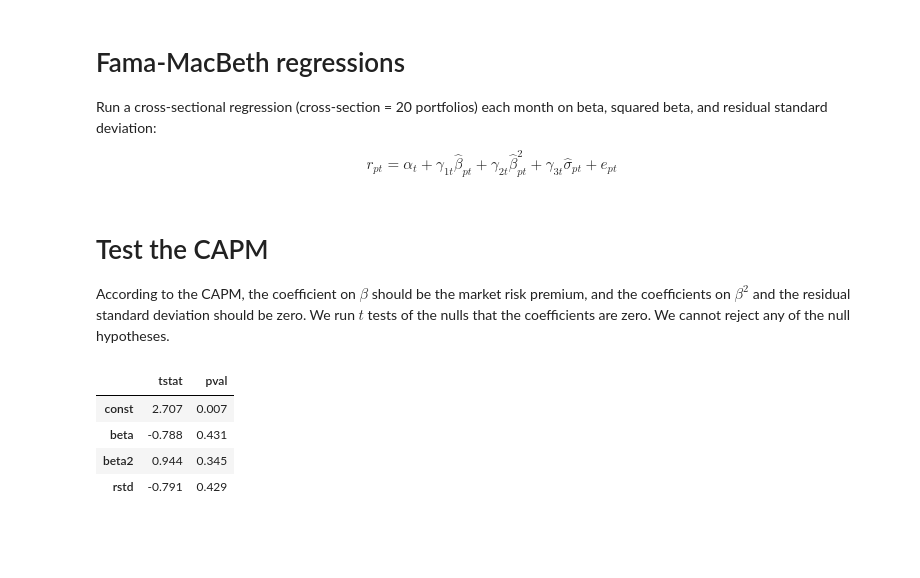
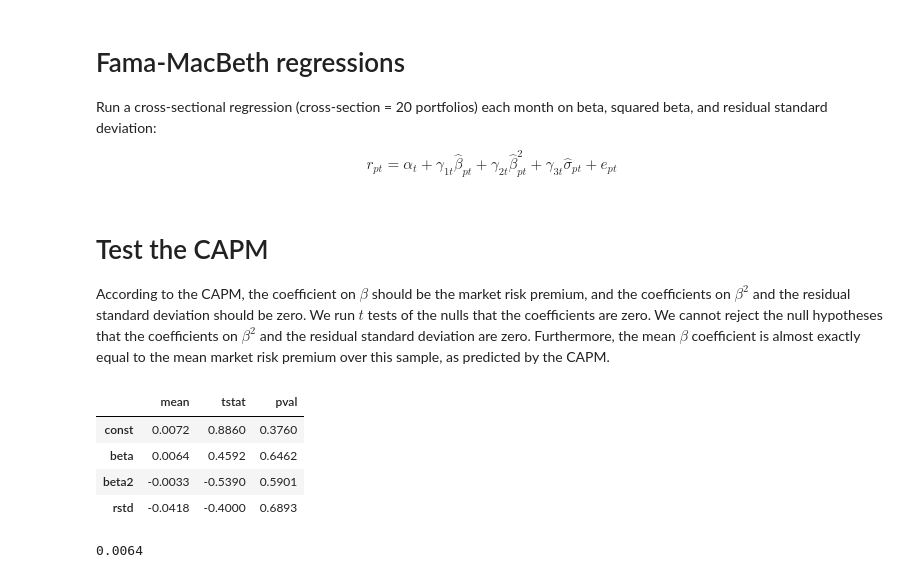
Before and after one commit to kerryback/ClassicTests, a Jupyter notebook: 3_Fama_MacBeth.ipynb, the cells around one changed output. Drawn from its saved outputs; the diff is of its cells as text; code cells hidden in the pictures; blank space fills up the shorter version.

```diff
--- a/3_Fama_MacBeth.ipynb
+++ b/3_Fama_MacBeth.ipynb
@@ -47,15 +50,15 @@ Mounted at /content/drive
 # Sort into 20 portfolios each month and compute value-weighted returns
 # %%
 df['group'] = df.groupby('date').beta.apply(lambda x: pd.qcut(x,20,labels=range(1,21)))
-rets = df.groupby(['date','group']).apply(lambda d: (d.me*d.ret).sum() / d.me.sum())
-rets = pd.DataFrame(rets).reset_index()
-rets.columns = ['date','group','ret']
+df2 = df.groupby(['date','group']).apply(lambda d: (d.me*d.ret).sum() / d.me.sum())
+df2 = pd.DataFrame(df2).reset_index()
+df2.columns = ['date','group','ret']
 df = df.drop(columns=['group'])
 # %% [markdown]
 # Merge market excess return and risk-free rate
 # %%
 ff = pdr('F-F_Research_Data_Factors','famafrench',start='1962-01-01')[0] / 100
-rets = rets.merge(ff[['Mkt-RF','RF']],left_on='date',right_index=True,how='left')
+df2 = df2.merge(ff[['Mkt-RF','RF']],left_on='date',right_index=True,how='left')
 # %% [markdown]
 # Rolling betas and idiosyncratic volatilities of portfolios
 
@@ -71,9 +74,13 @@ def rollingReg(d) :
         return df
     except :
         return pd.DataFrame(np.nan,index=d.date,columns=['beta','rstd'])
-data = rets.groupby('group').apply(rollingReg)
-rets = rets.merge(data,left_on=['group','date'],right_index=True,how='inner')
-rets = rets.dropna(subset=['beta','rstd','ret'],how='any')
+data = df2.groupby('group').apply(rollingReg)
+df2 = df2.merge(data,left_on=['group','date'],right_index=True,how='inner')
+
+# shift beta and rstd so they are from the prior 60 months
+for col in ['beta','rstd'] :
+    df2[col] = df2[col].shift()
+df2 = df2.dropna(subset=['beta','rstd','ret'],how='any')
 # %% [markdown]
 # Fama-MacBeth regressions
 
@@ -81,24 +88,29 @@ Run a cross-sectional regression (cross-section = 20 portfolios) each month on b
 
 $$r_{pt} = \alpha_t + \gamma_{1t} \hat{\beta}_{pt} + \gamma_{2t}\hat{\beta}_{pt}^2 + \gamma_{3t}\hat{\sigma}_{pt} + e_{pt}$$
 # %%
-rets['beta2'] = rets['beta']**2
-coefs = rets.groupby('date').apply(lambda d: sm.OLS(d.ret,sm.add_constant(d[['beta','beta2','rstd']])).fit().params)
+df2['beta2'] = df2['beta']**2
+coefs = df2.groupby('date').apply(lambda d: sm.OLS(d.ret,sm.add_constant(d[['beta','beta2','rstd']])).fit().params)
 # %% [markdown]
 # Test the CAPM
 
-According to the CAPM, the coefficient on $\beta$ should be the market risk premium, and the coefficients on $\beta^2$ and the residual standard deviation should be zero.  We run $t$ tests of the nulls that the coefficients are zero.  We cannot reject any of the null hypotheses.
+According to the CAPM, the coefficient on $\beta$ should be the market risk premium, and the coefficients on $\beta^2$ and the residual standard deviation should be zero.  We run $t$ tests of the nulls that the coefficients are zero.  We cannot reject the null hypotheses that the coefficients on $\beta^2$ and the residual standard deviation are zero.  Furthermore, the mean $\beta$ coefficient is almost exactly equal to the mean market risk premium over this sample, as predicted by the CAPM.
 # %%
 from scipy.stats import ttest_1samp as ttest
 
-stats = pd.DataFrame(dtype=float,index=coefs.columns,columns=['tstat','pval'])
+stats = pd.DataFrame(dtype=float,index=coefs.columns,columns=['mean','tstat','pval'])
 for coef in coefs.columns :
     t, p = ttest(coefs[coef],0)
+    stats.loc[coef,'mean'] = coefs[coef].mean()
     stats.loc[coef,'tstat'] = t
     stats.loc[coef,'pval'] = p
-stats.round(3)
+stats.round(4)
 # %% [output]
-|  | tstat | pval |
-| const | 2.707 | 0.007 |
-| beta | -0.788 | 0.431 |
-| beta2 | 0.944 | 0.345 |
-| rstd | -0.791 | 0.429 |
+|  | mean | tstat | pval |
+| const | 0.0072 | 0.8860 | 0.3760 |
+| beta | 0.0064 | 0.4592 | 0.6462 |
+| beta2 | -0.0033 | -0.5390 | 0.5901 |
+| rstd | -0.0418 | -0.4000 | 0.6893 |
+# %%
+round(coefs.beta.mean(),4)
+# %% [output]
+0.0064
```
Also changed, not shown: parts of 4 cells of this notebook.
